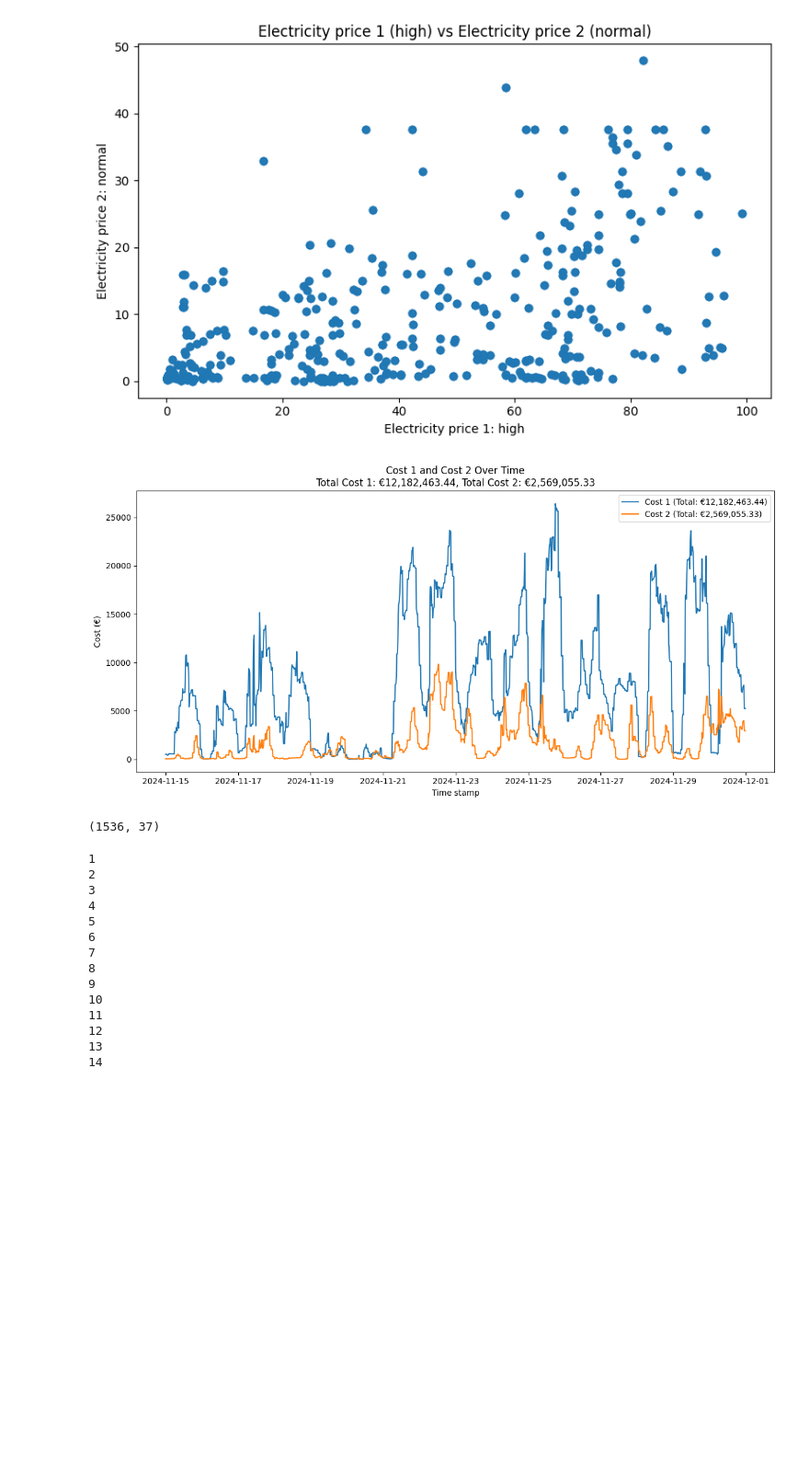
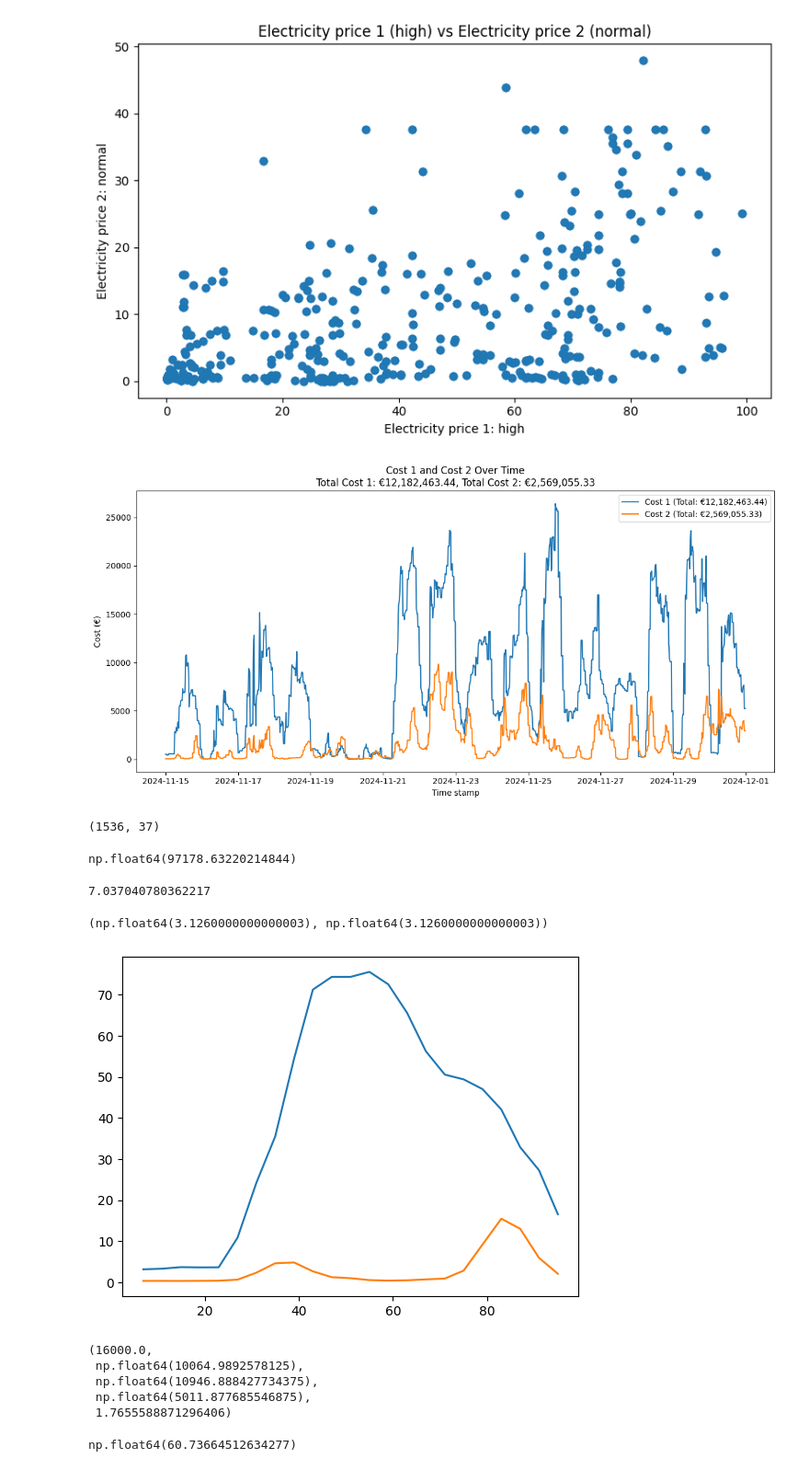
Before and after one commit to svantehenriksson/sewage_flow, a Jupyter notebook: data_analysis.ipynb, the cells around one changed output. Shown at 92% size. Saved outputs shown, nothing was run; the diff lists cells and outputs as text; code cells hidden in the pictures; blank space fills up the shorter version.

```diff
--- a/data_analysis.ipynb
+++ b/data_analysis.ipynb
@@ -237,37 +289,56 @@ inflow_to_tunnel_f1
 # Thus a small one is one "quantum" and a large one is two quanta.
 total_quanta_in_pumping=6*2+2*1
 
-pumping_strategies=np.zeros((end_time-start_time, total_quanta_in_pumping))
-
-for i in range(pumping_strategies.shape[0]):
-    for j in range(pumping_strategies.shape[1]):
-        pumping_strategies[i,j]=j+1
+initial_water_level=df['Water level in tunnel L2'].iloc[start_time]
+initial_volume=df['Water volume in tunnel V'].iloc[start_time]
 
 # In the first approximation, we assume that the pumps always run at full power.
 # And that they suck a certain amount of water per quantum.
 
-pump_flow_per_quantum=1600
+pump_flow_per_quantum=16000/5/2
 
-initial_water_level=df['Water level in tunnel L2'].iloc[start_time]
+total_inflow_in_next_24_hours=df['Inflow to tunnel F1'].iloc[start_time:end_time].sum()
 
-# A loop going through all the pumping strategies,
-# and calculating water level and electricity price.
-for i in range(pumping_strategies.shape[0]):
-    for j in np.arange(1,pumping_strategies.shape[1]+1):
-        if i==0:
-            print(j)
+total_inflow_in_next_24_hours
 # %% [output]
-1
-2
-3
-4
-5
-6
-7
-8
-9
-10
-11
-12
-13
-14
+np.float64(97178.63220214844)
+# %%
+volume_at_end_if_no_pumping=initial_volume+total_inflow_in_next_24_hours
+height_at_end_if_no_pumping=tunnel_height_from_volume(volume_at_end_if_no_pumping)
+height_at_end_if_no_pumping
+# %% [output]
+7.037040780362217
+# %%
+electricity_price_running_mean_2h_1=df['Electricity price 1: high'].iloc[start_time:end_time].rolling(window=8).mean()
+electricity_price_running_mean_2h_2=df['Electricity price 2: normal'].iloc[start_time:end_time].rolling(window=8).mean()
+
+plt.plot(electricity_price_running_mean_2h_1)
+plt.plot(electricity_price_running_mean_2h_2)
+
+electricity_price_running_mean_2h_1[7],future_electricity_prices[0:8].mean()
+# %% [output]
+(np.float64(3.1260000000000003), np.float64(3.1260000000000003))
+[figure, added]
+# %%
+min_value = np.min(electricity_price_running_mean_2h_1)
+min_index = np.argmin(electricity_price_running_mean_2h_1)
+
+min_value,min_index
+
+suction_during_2h_5_pumps_blasting=pump_flow_per_quantum*5*2
+inflow_during_first_2h=inflow_to_tunnel_f1[0:8].sum()
+
+volume_after_2h_of_blasting=initial_volume+inflow_during_first_2h-suction_during_2h_5_pumps_blasting
+height_after_2h_of_blasting=tunnel_height_from_volume(volume_after_2h_of_blasting)
+
+suction_during_2h_5_pumps_blasting, initial_volume, inflow_during_first_2h, volume_after_2h_of_blasting, height_after_2h_of_blasting
+# %% [output]
+(16000.0,
+ np.float64(10064.9892578125),
+ np.float64(10946.888427734375),
+ np.float64(5011.877685546875),
+ 1.7655588871296406)
+# %%
+total_inflow_in_next_24_hours/pump_flow_per_quantum
+# %% [output]
+np.float64(60.73664512634277)
```
Also changed, not shown: parts of 10 cells of this notebook.
